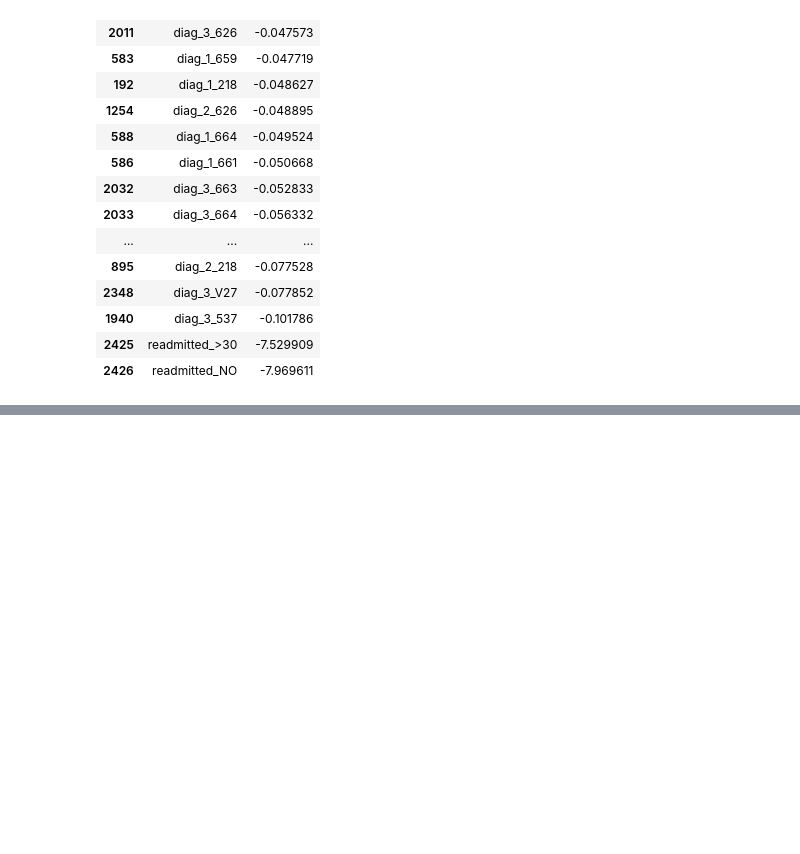
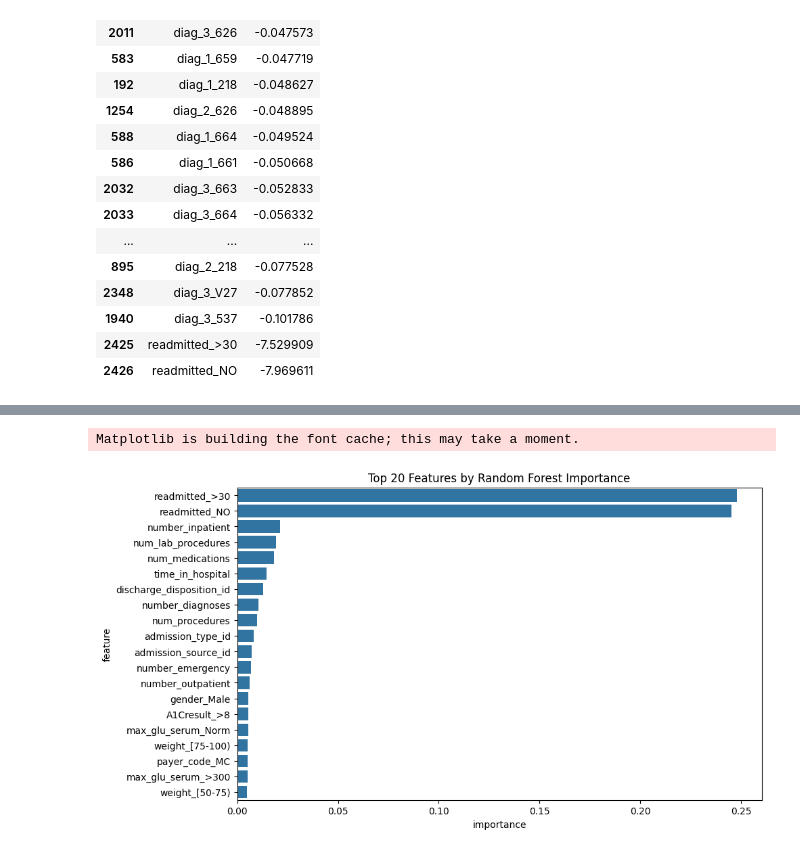
Before and after one commit to seifewais/PatientReadmissionML, a Jupyter notebook: notebooks/eda.ipynb, the cells around one changed output, grey strips where cells are left out. Saved outputs shown, nothing was run; the diff lists cells and outputs as text; code cells hidden in the pictures; blank space fills up the shorter version.

```diff
--- a/notebooks/eda.ipynb
+++ b/notebooks/eda.ipynb
@@ -160,3 +160,16 @@ coef_df.tail(20)  # top negative predictors
 | 1940 | diag_3_537 | -0.101786 |
 | 2425 | readmitted_>30 | -7.529909 |
 | 2426 | readmitted_NO | -7.969611 |
+# %%
+# Train Random Forest Classifier
+from sklearn.ensemble import RandomForestClassifier
+
+# Initialize Random Forest
+rf = RandomForestClassifier(
+    n_estimators=200,  # number of trees
+    random_state=42,
+    n_jobs=-1  # use all CPU cores
+)
+
+# Train on the training set
+rf.fit(X_train, y_train)
@@ -162,0 +207,19 @@ coef_df.tail(20)  # top negative predictors
+# %%
+# Feature Importance Visualization
+import matplotlib.pyplot as plt
+import seaborn as sns
+import pandas as pd
+
+# Get feature importances from Random Forest
+rf_importances = pd.DataFrame({
+    "feature": X_train.columns,
+    "importance": rf.feature_importances_
+}).sort_values(by="importance", ascending=False)
+
+plt.figure(figsize=(10,6))
+sns.barplot(x="importance", y="feature", data=rf_importances.head(20))
+plt.title("Top 20 Features by Random Forest Importance")
+plt.show()
+# %% [output]
+Matplotlib is building the font cache; this may take a moment.
+[figure, added]
```
Also changed, not shown: parts of 3 cells of this notebook.
